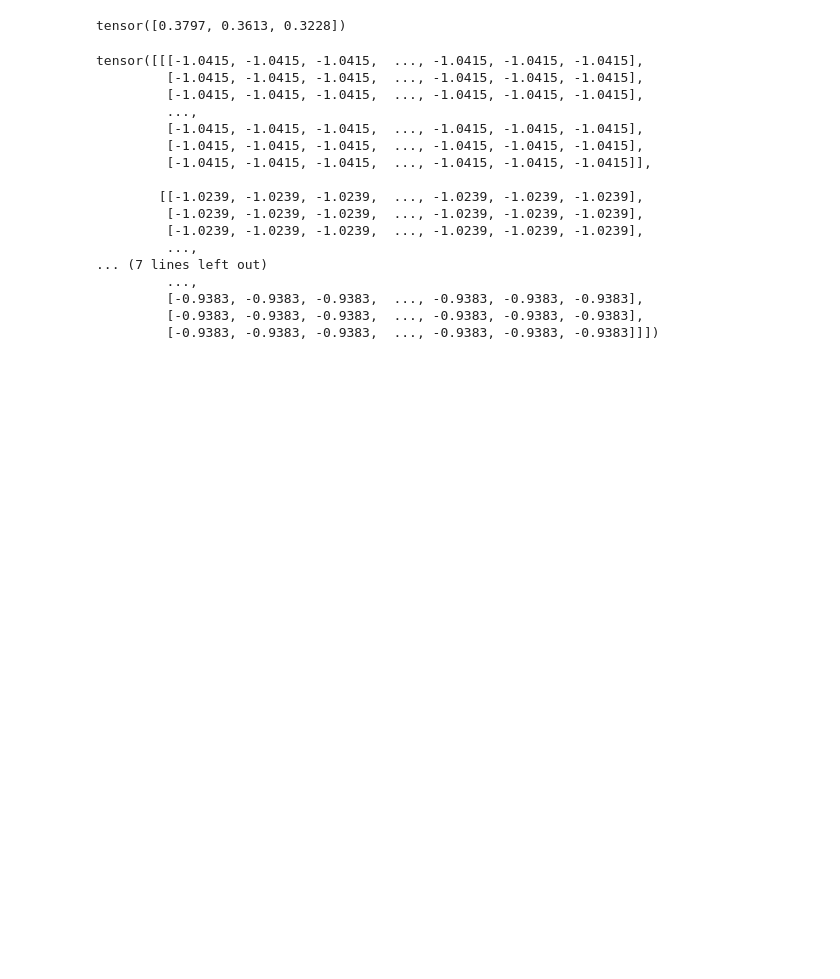
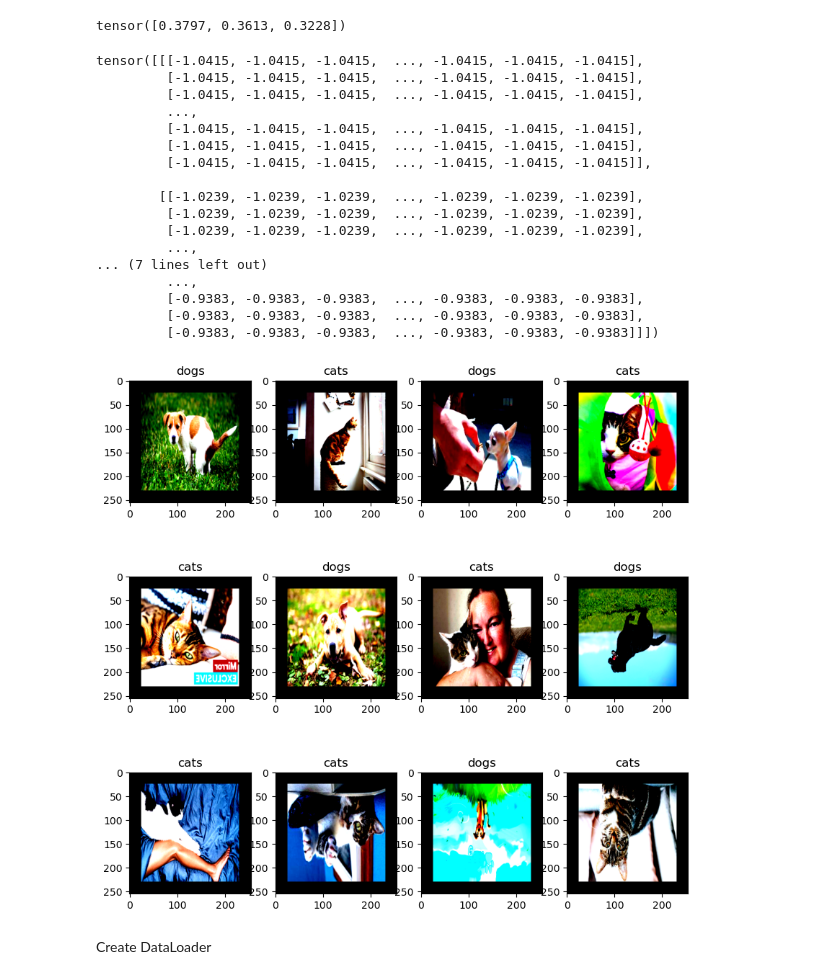
Before and after one commit to ShubhamMisar-12/AlexNet-CatVsDogImageClassification, a Jupyter notebook: cat-vs-dog-alex-net-pytorch.ipynb, the cells around one changed output. Cells and saved outputs as stored; diff of their text form; code cells hidden in the pictures; blank space fills up the shorter version.

```diff
--- a/cat-vs-dog-alex-net-pytorch.ipynb
+++ b/cat-vs-dog-alex-net-pytorch.ipynb
@@ -119,0 +120,16 @@ tensor([[[-1.0415, -1.0415, -1.0415,  ..., -1.0415, -1.0415, -1.0415],
+# %%
+fig = plt.figure(figsize=(10, 10))
+columns = 4
+rows = 3
+for i in range(1, columns * rows + 1):
+    idx = torch.randint(len(train_dataset), size=(1,)).item()
+    img, label = train_dataset[idx]
+    class_name = train_dataset.classes[label]
+    fig.add_subplot(rows, columns, i)
+    plt.title(class_name)
+    plt.imshow(img.permute(1, 2, 0))
+plt.show()
+# %% [output]
+[figure, added]
+# %% [markdown]
+Create DataLoader
```
Also changed, not shown: parts of 6 cells of this notebook.
